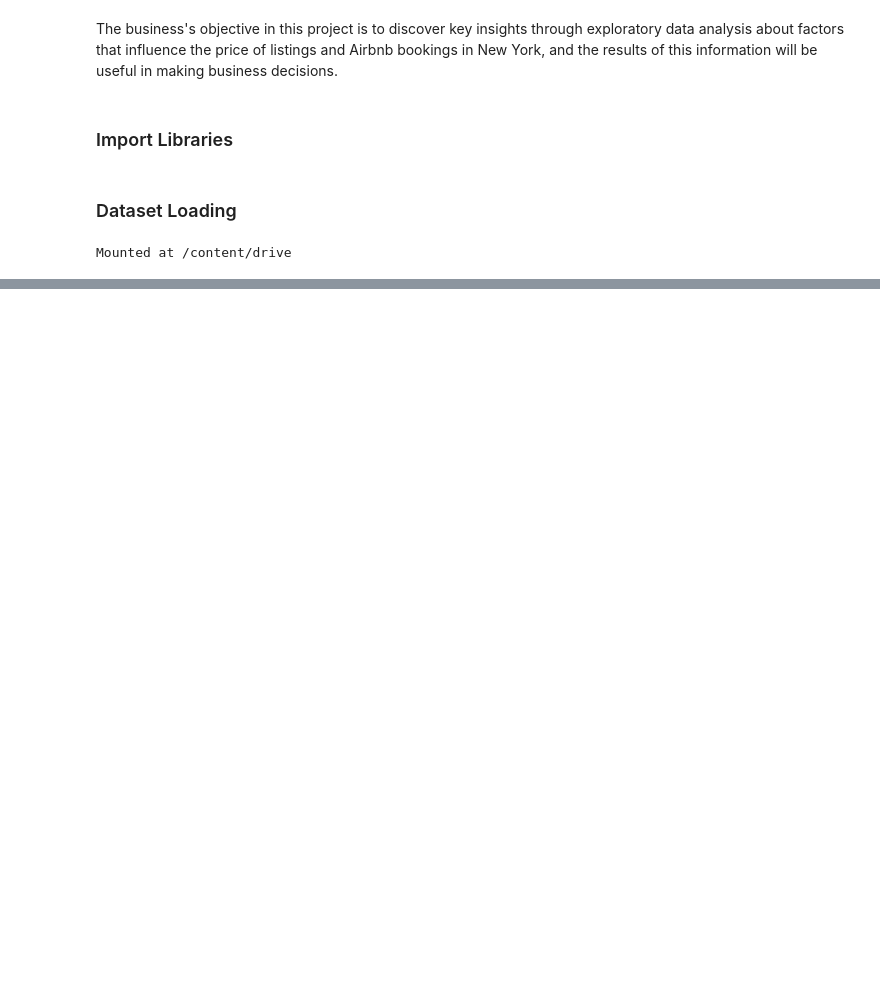
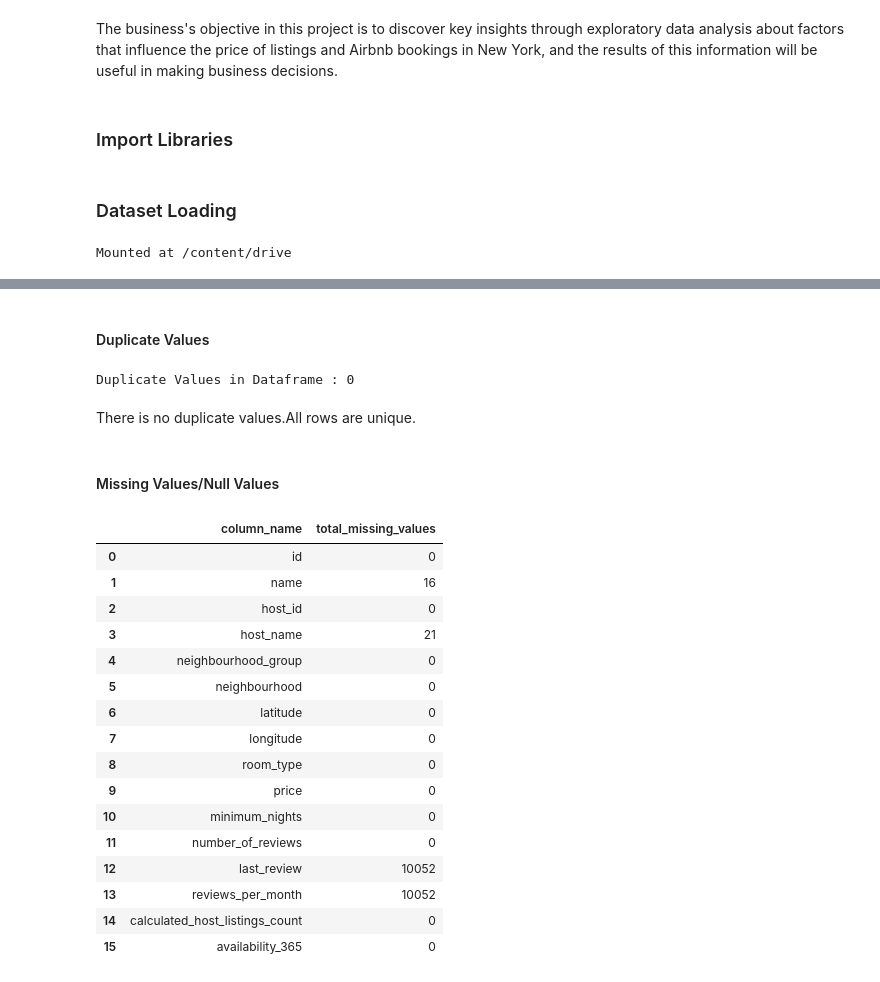
Before and after one commit to abhijain1216/AirBnb-Bookings-Analysis-EDA-project, a Jupyter notebook: AirBnb_Bookings_Analysis_EDA_pyhton_Project.ipynb, the cells around one changed output, grey strips where cells are left out. Drawn from its saved outputs; the diff is of its cells as text; code cells hidden in the pictures; blank space fills up the shorter version.

```diff
--- a/AirBnb_Bookings_Analysis_EDA_pyhton_Project.ipynb
+++ b/AirBnb_Bookings_Analysis_EDA_pyhton_Project.ipynb
@@ -45,0 +78,33 @@ airbnb.tail(5)
+# %% [markdown]
+#### Duplicate Values
+# %%
+# Dataset Duplicate Value Count
+print(f'Duplicate Values in Dataframe : {airbnb.duplicated().sum()}')
+# %% [output]
+Duplicate Values in Dataframe : 0
+# %% [markdown]
+There is no duplicate values.All rows are unique.
+# %% [markdown]
+#### Missing Values/Null Values
+# %%
+# Missing Values/Null Values Count
+missing_values = airbnb.isnull().sum().reset_index().rename(columns = {'index':'column_name',0:'total_missing_values'})
+missing_values
+# %% [output]
+|  | column_name | total_missing_values |
+| 0 | id | 0 |
+| 1 | name | 16 |
+| 2 | host_id | 0 |
+| 3 | host_name | 21 |
+| 4 | neighbourhood_group | 0 |
+| 5 | neighbourhood | 0 |
+| 6 | latitude | 0 |
+| 7 | longitude | 0 |
+| 8 | room_type | 0 |
+| 9 | price | 0 |
+| 10 | minimum_nights | 0 |
+| 11 | number_of_reviews | 0 |
+| 12 | last_review | 10052 |
+| 13 | reviews_per_month | 10052 |
+| 14 | calculated_host_listings_count | 0 |
+| 15 | availability_365 | 0 |
```
Also changed, not shown: parts of 14 cells of this notebook.
